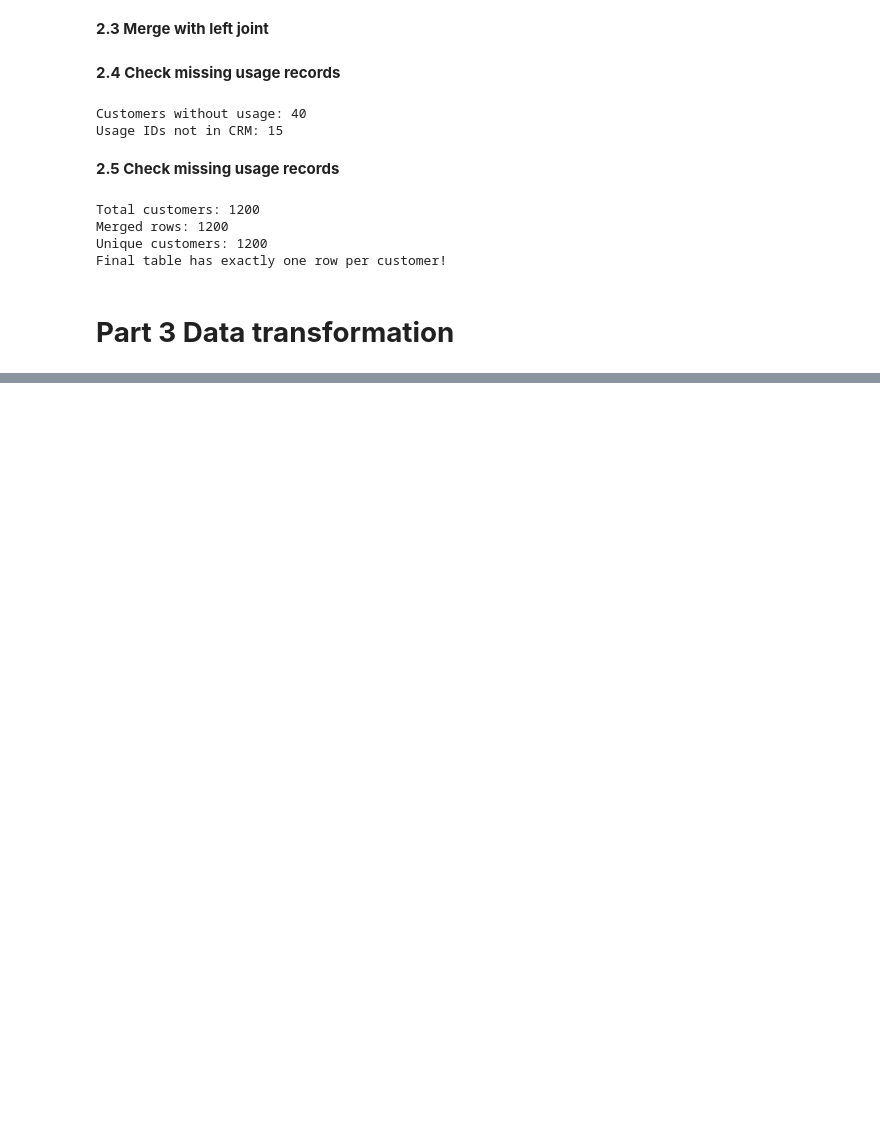
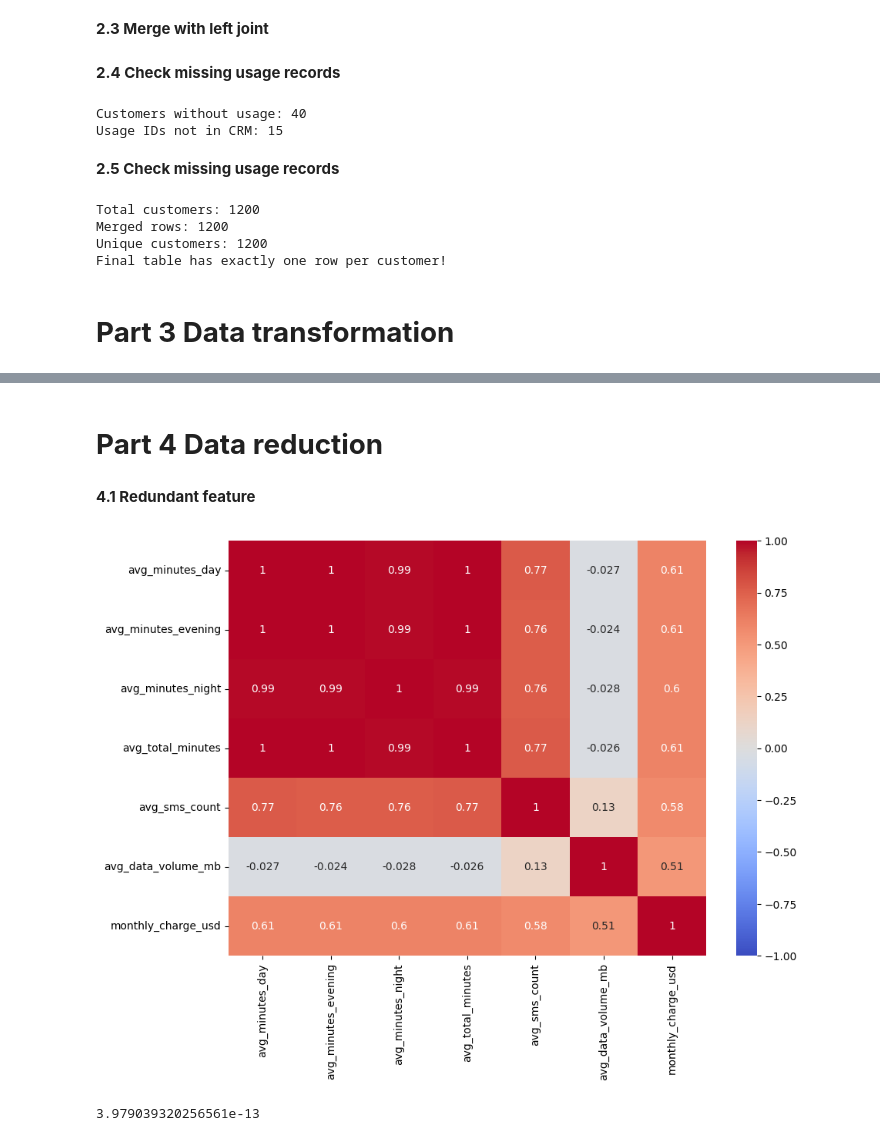
Before and after one commit to nikos0406/UNI-NN-and-DL, a Jupyter notebook: NN_HW1.ipynb, the cells around one changed output, grey strips where cells are left out. Cells and saved outputs as stored; diff of their text form; code cells hidden in the pictures; blank space fills up the shorter version.

```diff
--- a/NN_HW1.ipynb
+++ b/NN_HW1.ipynb
@@ -534,0 +544,15 @@ Final table has exactly one row per customer!
+# %%
+birth = pd.to_datetime(merged["date_of_birth"])
+
+merged["age"] = 2026 - birth.dt.year
+
+# Subtract 1 if the birthday hasn't happened yet
+not_yet = (birth.dt.month > 6) | (
+    (birth.dt.month == 6) & (birth.dt.day > 30)
+)
+
+merged["age"] = merged["age"] - not_yet.astype(int)
+
+merged["is_senior"] = (merged["age"] >= 60).astype(int)
+
+print("Senior customers:", merged["is_senior"].sum())
@@ -534,0 +670,12 @@ Final table has exactly one row per customer!
+# %%
+merged["age_group"] = pd.cut(
+    merged["age"],
+    bins=[-float("inf"), 17, 43, 60, float("inf")],
+    labels=["<18", "18-43", "44-60", ">60"]
+)
+# %%
+merged["tenure_group"] = pd.cut(
+    merged["tenure_months"],
+    bins=[-1, 12, 24, 48, float("inf")],
+    labels=["0-12", "13-24", "25-48", ">48"]
+)
@@ -534,0 +718,33 @@ Final table has exactly one row per customer!
+# %% [markdown]
+# **Part 4 Data reduction**
+# %% [markdown]
+**4.1 Redundant feature**
+# %%
+columns = [
+    "avg_minutes_day",
+    "avg_minutes_evening",
+    "avg_minutes_night",
+    "avg_total_minutes",
+    "avg_sms_count",
+    "avg_data_volume_mb",
+    "monthly_charge_usd"
+]
+
+corr = merged[columns].corr()
+
+plt.figure(figsize=(10, 7))
+sns.heatmap(corr, annot=True, cmap="coolwarm", vmin=-1, vmax=1)
+plt.show()
+# %% [output]
+[figure, added]
+# %%
+difference = (
+    merged["avg_total_minutes"]
+    - merged["avg_minutes_day"]
+    - merged["avg_minutes_evening"]
+    - merged["avg_minutes_night"]
+)
+
+print(difference.abs().max())
+# %% [output]
+3.979039320256561e-13
```
Also changed, not shown: parts of 26 cells of this notebook.
